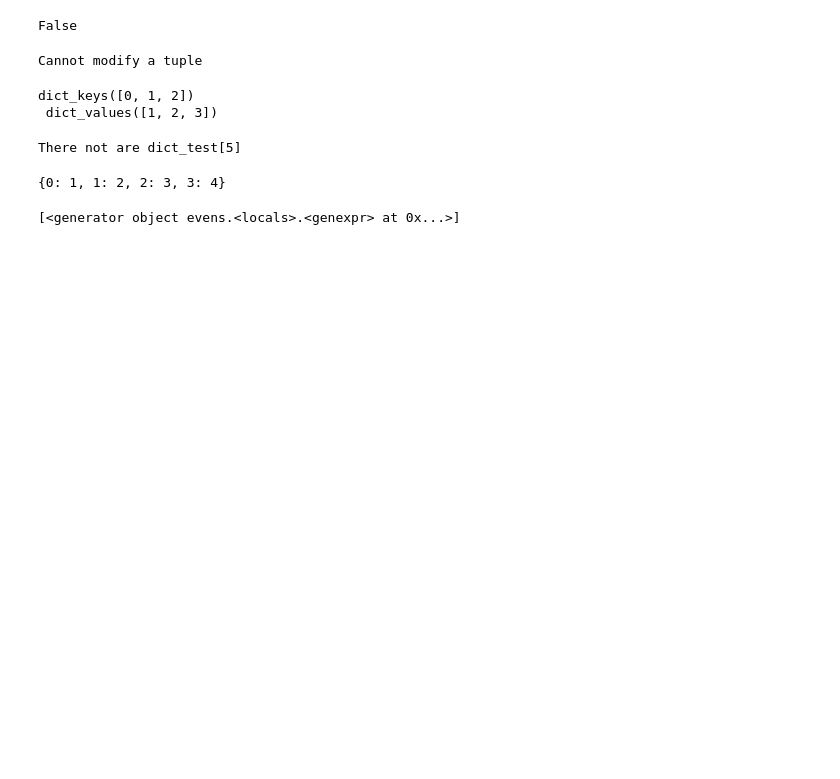
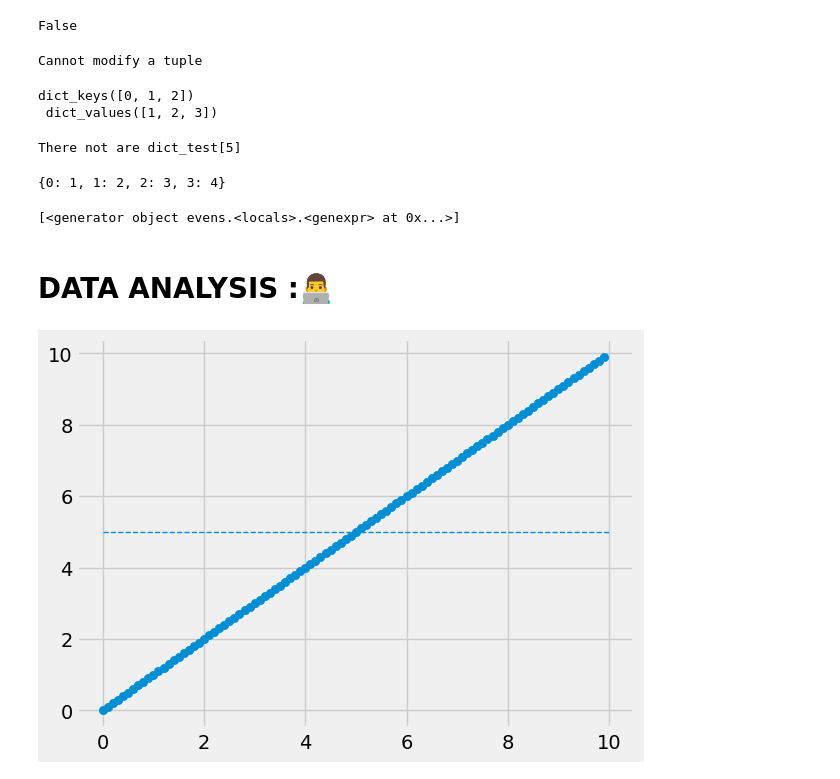
Before and after one commit to danielrodriguez007/Data-Science, a Jupyter notebook: DataScience_Course.ipynb, the cells around one changed output. Saved outputs shown, nothing was run; the diff lists cells and outputs as text; code cells hidden in the pictures; blank space fills up the shorter version.

```diff
--- a/DataScience_Course.ipynb
+++ b/DataScience_Course.ipynb
@@ -84,3 +90,17 @@ def evens():
 evens()
 # %% [output]
 [<generator object evens.<locals>.<genexpr> at 0x...>]
+# %% [markdown]
+# DATA ANALYSIS :👨‍💻
+# %%
+import random
+
+x = np.arange(0,10,0.1)
+y = np.arange(0,10,0.1)
+
+
+plt.scatter(x,y)
+plt.hlines(xmin=0,xmax=10,y=5,linestyles="dashed",linewidth=1)
+plt.show()
+# %% [output]
+[figure, added]
```
Also changed, not shown: parts of 3 cells of this notebook.
